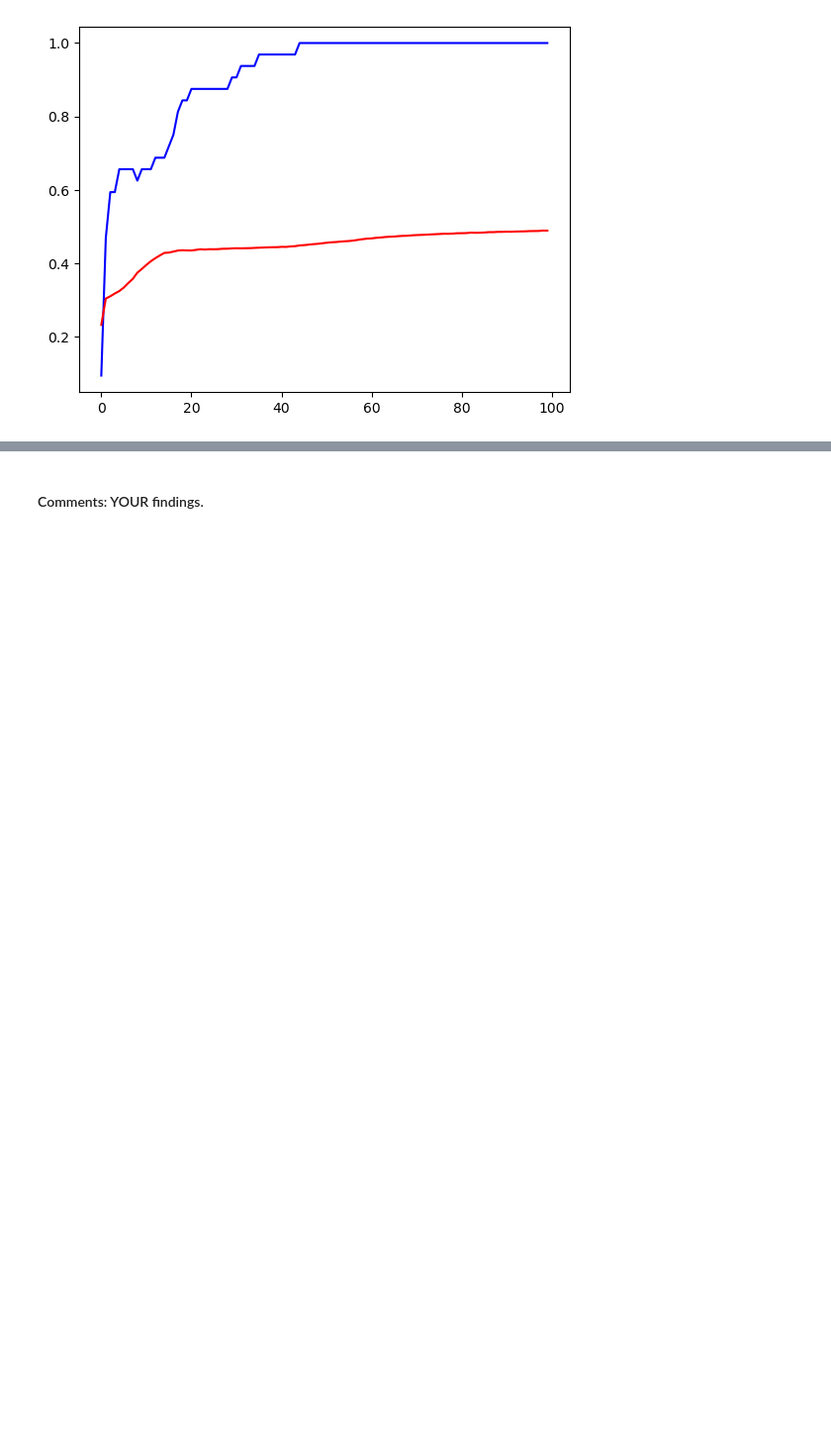
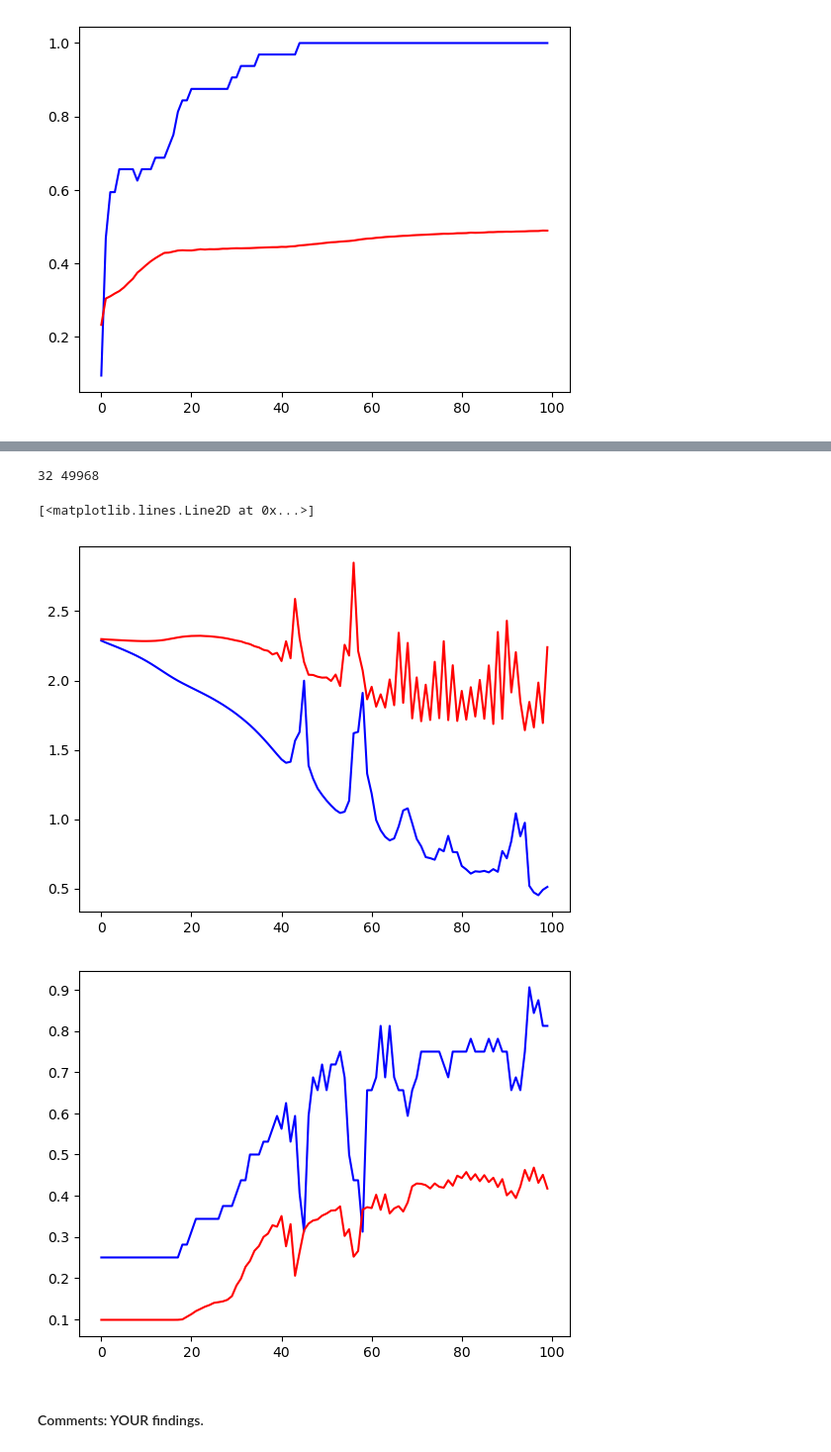
Before and after one commit to Shilpi261985/DeepLearning, a Jupyter notebook: mlps_for_fashion_MNIST_ShilpiGarg.ipynb, the cells around one changed output, grey strips where cells are left out. Shown at 99% size. Drawn from its saved outputs; the diff is of its cells as text; code cells hidden in the pictures; blank space fills up the shorter version.

```diff
--- a/mlps_for_fashion_MNIST_ShilpiGarg.ipynb
+++ b/mlps_for_fashion_MNIST_ShilpiGarg.ipynb
@@ -544,0 +547,20 @@ plt.plot(range(nepochs), acc_valid, "r-")
+# %%
+import torch.nn as nn
+
+class mlp(nn.Module):
+    """
+    Creates an instance of an MLP with layers as specified in the 'units'-list (list of integers).
+    """
+    def __init__(self, input_size=28*28, hidden_units=200, num_layers=2, output_size=10):
+        super(mlp, self).__init__()
+        self.flatten = nn.Flatten()
+        self.hidden_layers = nn.ModuleList([nn.Linear(input_size, hidden_units)])
+        self.hidden_layers.extend([nn.Linear(hidden_units, hidden_units) for _ in range(num_layers - 1)])
+        self.relu = nn.ReLU()
+        self.output_layer = nn.Linear(hidden_units, output_size)
+
+    def forward(self, x):
+        x = self.flatten(x)
+        for layer in self.hidden_layers:
+            x = self.relu(layer(x))
+        return self.output_layer(x)
@@ -545,3 +591,28 @@ plt.plot(range(nepochs), acc_valid, "r-")
+# %%
+nbatch = 32
+nbatches = 1
+nepochs = 100
+lr = 0.1
+
+trainsize = nbatches*nbatch
+trainset, rest = torch.utils.data.random_split(training_data, [trainsize, 50000-trainsize])
+print(len(trainset), len(rest))
+
+model = mlp(input_size=28*28, hidden_units=200, num_layers=3, output_size=10)
+cost_train, cost_valid, acc_train, acc_valid = train_eval(model, lr, nepochs, nbatch, trainset, validation_data)
+
+plt.figure(1)
+plt.plot(range(nepochs), cost_train, "b-")
+plt.plot(range(nepochs), cost_valid, "r-")
+
+plt.figure(2)
+plt.plot(range(nepochs), acc_train, "b-")
+plt.plot(range(nepochs), acc_valid, "r-")
+# %% [output]
+32 49968
+[<matplotlib.lines.Line2D at 0x...>]
+[figure, added]
+[figure, added]
 # %%
 # YOUR CODE HERE #
 # several iterations with the code snippets of the form:
```
Also changed, not shown: parts of 3 cells of this notebook.
